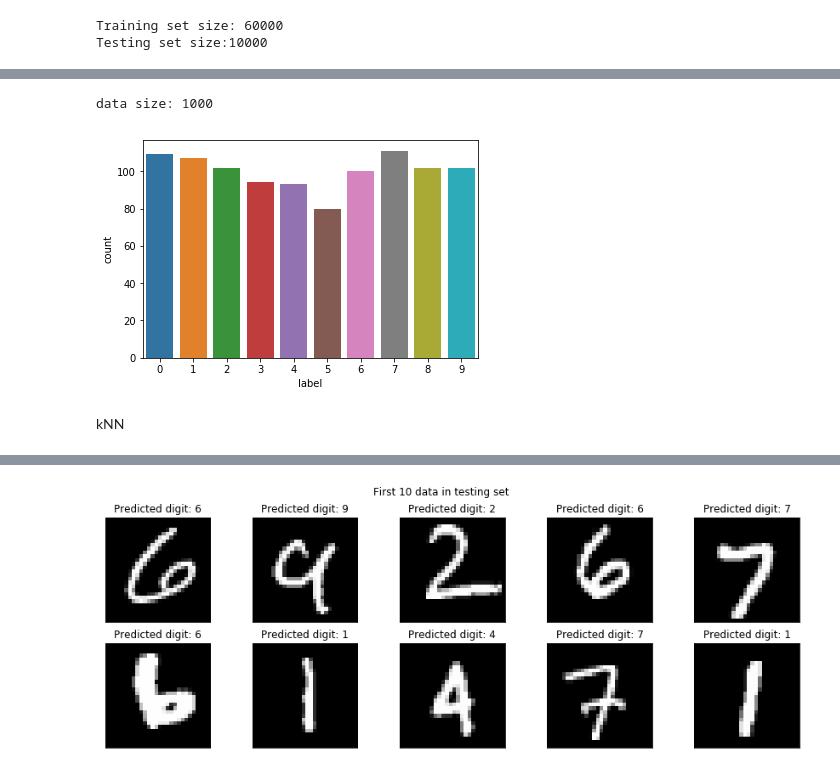
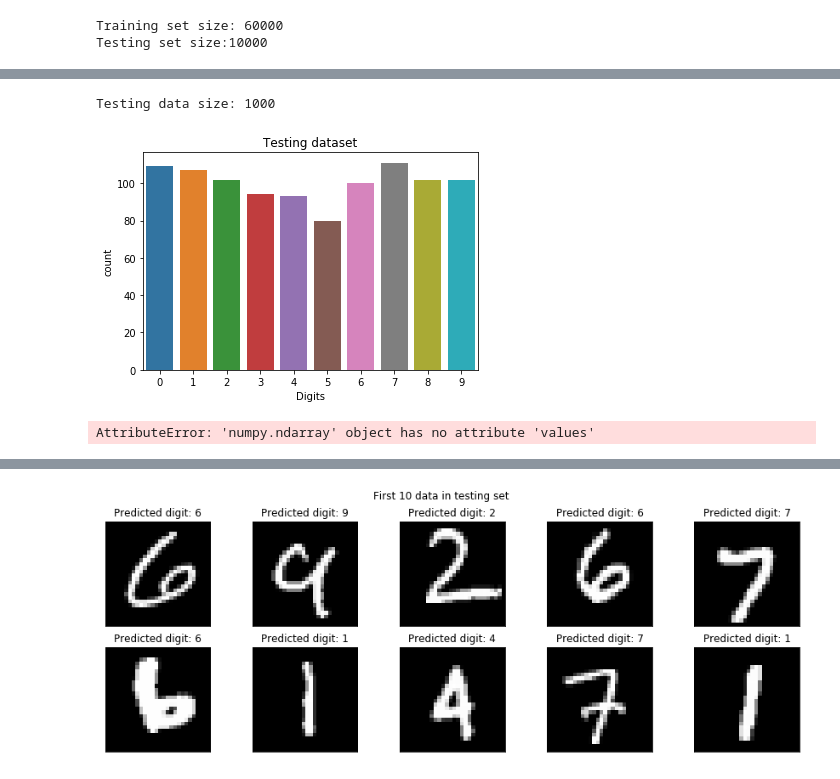
Before and after one commit to pochiehliu/CNN-for-Digit-Recognition, a Jupyter notebook: Step 2. Baseline model (kNN and SVM).ipynb, the cells around one changed output, grey strips where cells are left out. Drawn from its saved outputs; the diff is of its cells as text; code cells hidden in the pictures.

```diff
--- a/Step 2. Baseline model (kNN and SVM).ipynb
+++ b/Step 2. Baseline model (kNN and SVM).ipynb
@@ -35,14 +40,17 @@ data size: 10000
 # %%
 test_labels = pd.Series(test_labels_sample).to_frame(name='label').groupby('label').size().reset_index(name = 'count')
-print('data size: ' + str(len(test_labels_sample)))
+print('Testing data size: ' + str(len(test_labels_sample)))
 _ = sns.barplot(x= 'label', y = 'count', data = test_labels)
+_ = plt.title('Testing dataset')
+_ = plt.xlabel('Digits')
 # %% [output]
-data size: 1000
+Testing data size: 1000
-[figure, old version]
+[figure, new version]
 # %%
-train_images_sample = train_images_sample.values.tolist()
-train_labels_sample = train_labels_sample.values.tolist()
-test_images_sample = test_images_sample.values.tolist()
-test_labels_sample = test_labels_sample.values.tolist()
+# Convert to numpy array
+train_images_sample = train_images_sample.values
+train_labels_sample = train_labels_sample.values
+test_images_sample = test_images_sample.values
+test_labels_sample = test_labels_sample.values
+# %% [output]
+AttributeError: 'numpy.ndarray' object has no attribute 'values'
-# %% [markdown]
-kNN
```
Also changed, not shown: parts of 28 cells of this notebook.
